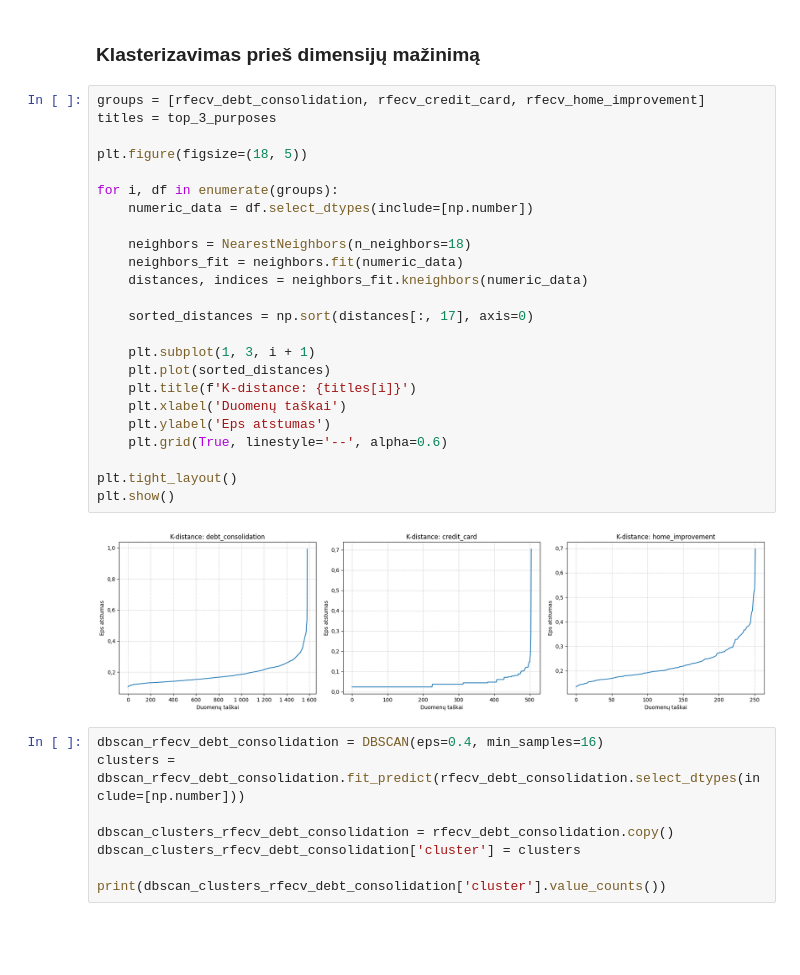
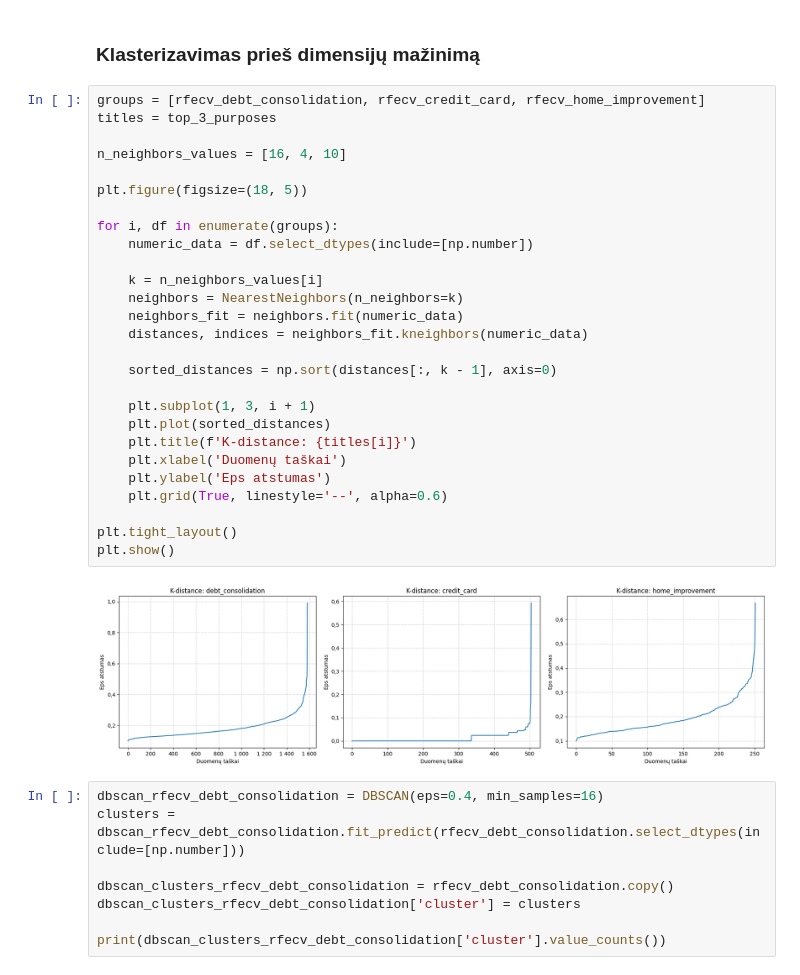
Before and after one commit to EvelinaDu/Papildomi_duomenu_vizualizavimo_skyriai, a Jupyter notebook: 3_laboratorinis/dbscan.ipynb, the cells around one changed output. Cells and saved outputs as stored; diff of their text form; blank space fills up the shorter version.

```diff
--- a/3_laboratorinis/dbscan.ipynb
+++ b/3_laboratorinis/dbscan.ipynb
@@ -413,29 +413,32 @@ print(rfecv_home_improvement.shape)
 # %%
 groups = [rfecv_debt_consolidation, rfecv_credit_card, rfecv_home_improvement]
 titles = top_3_purposes
+
+n_neighbors_values = [16, 4, 10]
 
 plt.figure(figsize=(18, 5))
 
 for i, df in enumerate(groups):
     numeric_data = df.select_dtypes(include=[np.number])
 
-    neighbors = NearestNeighbors(n_neighbors=18)
+    k = n_neighbors_values[i]
+    neighbors = NearestNeighbors(n_neighbors=k)
     neighbors_fit = neighbors.fit(numeric_data)
     distances, indices = neighbors_fit.kneighbors(numeric_data)
 
-    sorted_distances = np.sort(distances[:, 17], axis=0)
+    sorted_distances = np.sort(distances[:, k - 1], axis=0)
 
     plt.subplot(1, 3, i + 1)
     plt.plot(sorted_distances)
     plt.title(f'K-distance: {titles[i]}')
     plt.xlabel('Duomenų taškai')
     plt.ylabel('Eps atstumas')
     plt.grid(True, linestyle='--', alpha=0.6)
 
 plt.tight_layout()
 plt.show()
 # %% [output]
-[figure, old version]
+[figure, new version]
 # %%
 dbscan_rfecv_debt_consolidation = DBSCAN(eps=0.4, min_samples=16)
 clusters = dbscan_rfecv_debt_consolidation.fit_predict(rfecv_debt_consolidation.select_dtypes(include=[np.number]))
```
Also changed, not shown: parts of 16 cells of this notebook.
